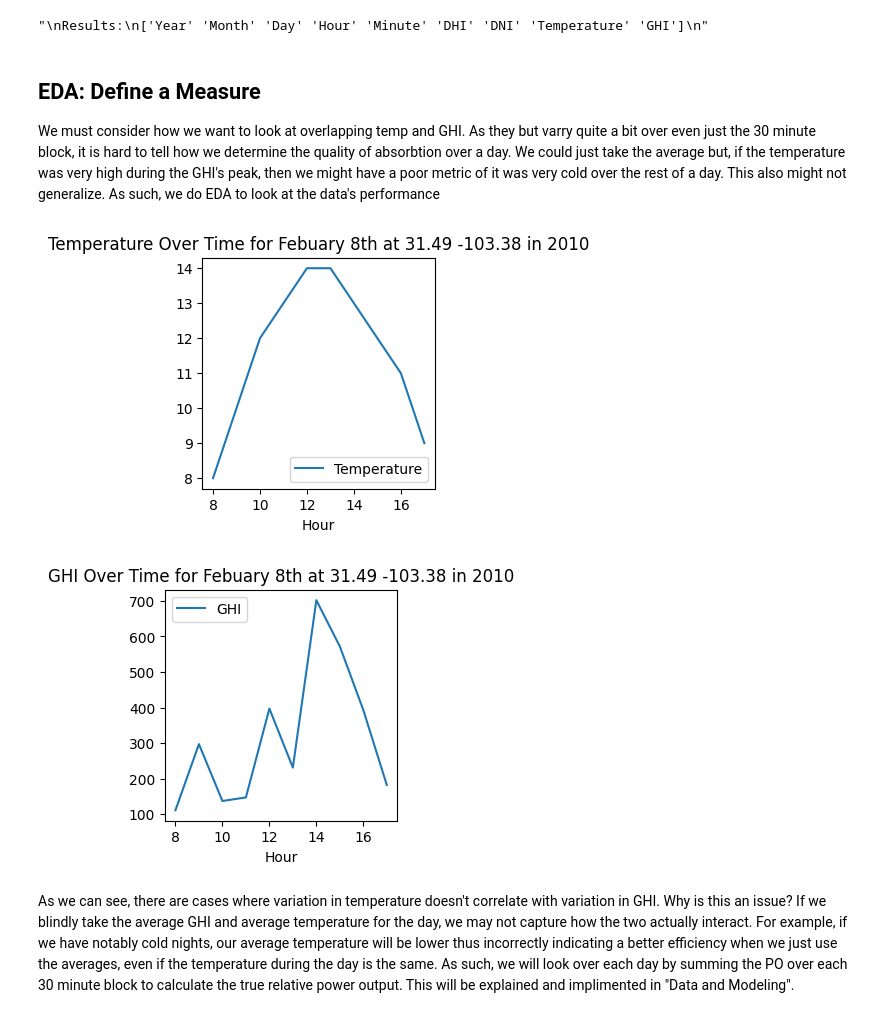
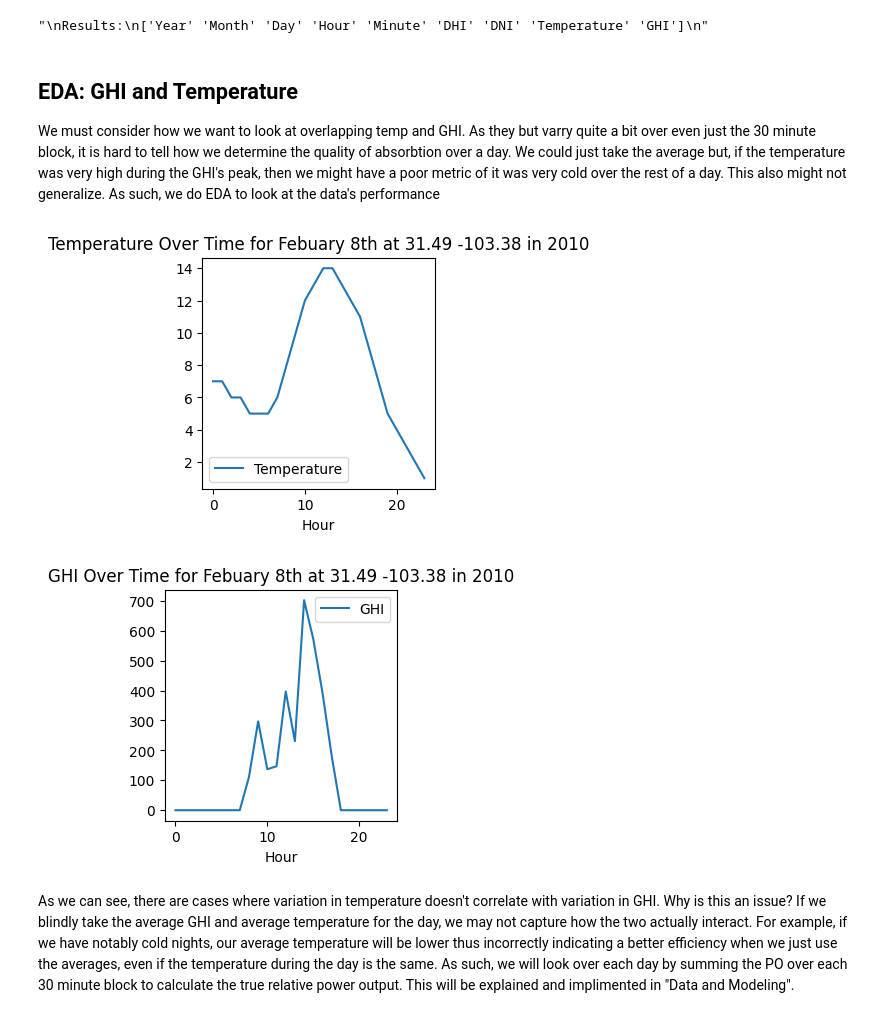
Before and after one commit to Qulxis/ML-Climate-Project-Template-Fall2022, a Jupyter notebook: src/Notebooks/2 EDA on Data.ipynb, the cells around one changed output. Drawn from its saved outputs; the diff is of its cells as text; code cells hidden in the pictures.

```diff
--- a/src/Notebooks/2 EDA on Data.ipynb
+++ b/src/Notebooks/2 EDA on Data.ipynb
@@ -82,27 +86,27 @@ Results:
 # %% [output]
 "\nResults:\n['Year' 'Month' 'Day' 'Hour' 'Minute' 'DHI' 'DNI' 'Temperature' 'GHI']\n"
 # %% [markdown]
-## EDA: Define a Measure
+## EDA: GHI and Temperature
 We must consider how we want to look at overlapping temp and GHI. As they but varry quite a bit over even just the 30 minute block, it is hard to tell how we determine the quality of absorbtion over a day. We could just take the average but, if the temperature was very high during the GHI's peak, then we might have a poor metric of it was very cold over the rest of a day. This also might not generalize. As such, we do EDA to look at the data's performance
 # %%
 # Look at a single day and only where GHI is not 0:
 df = df_full
 df = df.loc[df['Month'] == 2]
 df = df.loc[df['Day'] == 8]
-df = df.loc[df['GHI'] != 0]
+# df = df.loc[df['GHI'] != 0]
 df
 
 #look at relationship between GHI and Temp:
 df.plot(x="Hour", y=["Temperature"],
         kind="line", figsize=(3, 3), title="Temperature Over Time for Febuary 8th at 31.49 -103.38 in 2010")
 df.plot(x="Hour", y=["GHI"],
         kind="line", figsize=(3, 3),title= "GHI Over Time for Febuary 8th at 31.49 -103.38 in 2010")
 
 
 #Keep information
 ghi_sum = df['GHI'].sum() #sum of GHI
 # %% [output]
-[figure, old version]
+[figure, new version]
-[figure, old version]
+[figure, new version]
 # %% [markdown]
 As we can see, there are cases where variation in temperature doesn't correlate with variation in GHI. Why is this an issue? If we blindly take the average GHI and average temperature for the day, we may not capture how the two actually interact. For example, if we have notably cold nights, our average temperature will be lower thus incorrectly indicating a better efficiency when we just use the averages, even if the temperature during the day is the same. As such, we will look over each day by summing the PO over each 30 minute block to calculate the true relative power output. This will be explained and implimented in "Data and Modeling".
```
Also changed, not shown: parts of 4 cells of this notebook.
